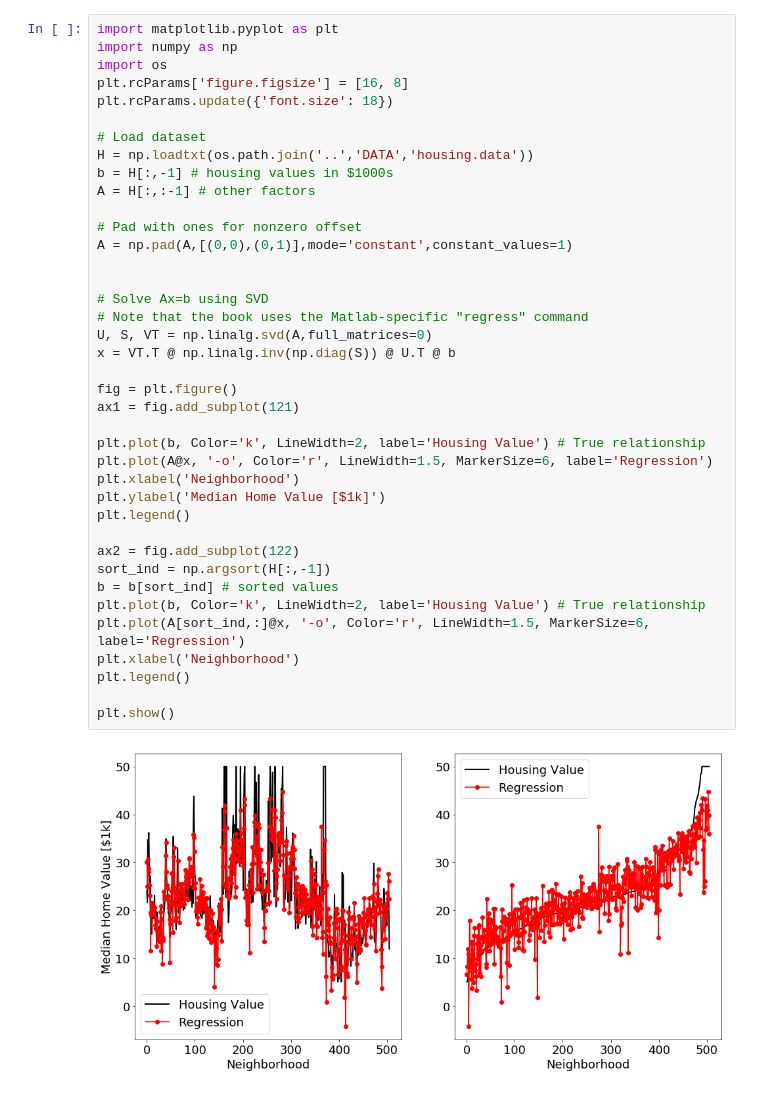
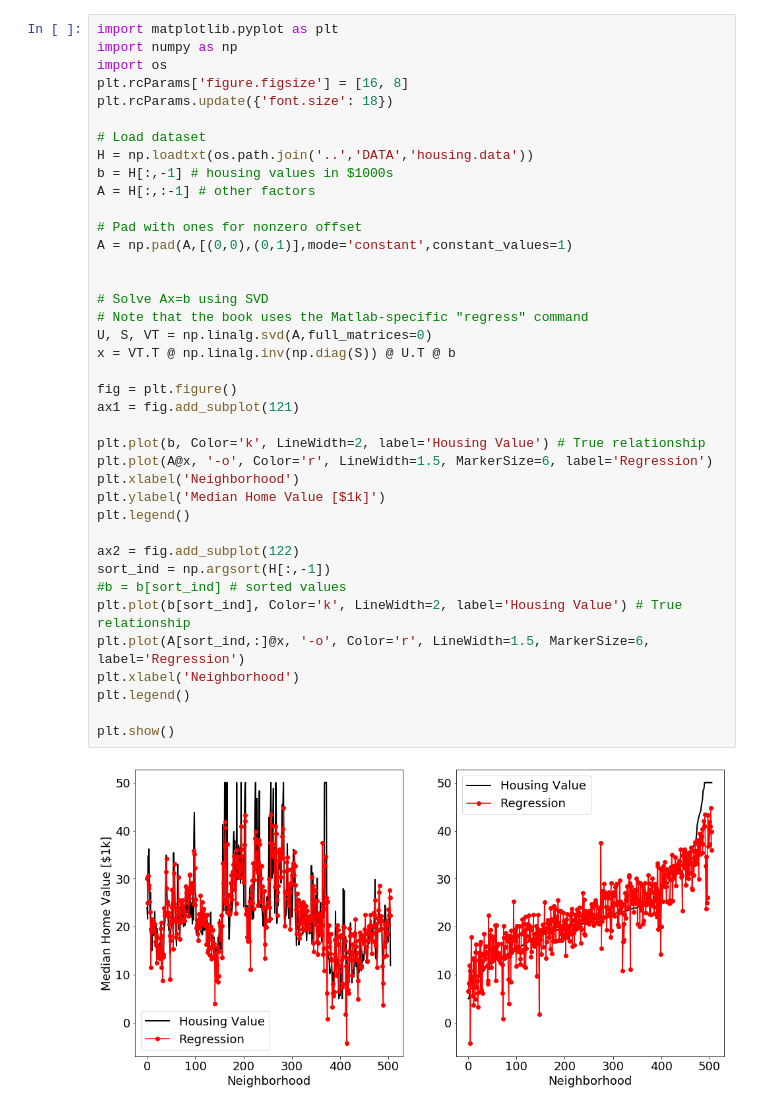
Before and after one commit to dylewsky/Data_Driven_Science_Python_Demos, a Jupyter notebook: CH01/CH01_SEC04_3_Housing.ipynb, the cells around one changed output. Drawn from its saved outputs; the diff is of its cells as text.

```diff
--- a/CH01/CH01_SEC04_3_Housing.ipynb
+++ b/CH01/CH01_SEC04_3_Housing.ipynb
@@ -9,36 +9,36 @@ plt.rcParams.update({'font.size': 18})
 H = np.loadtxt(os.path.join('..','DATA','housing.data'))
 b = H[:,-1] # housing values in $1000s
 A = H[:,:-1] # other factors
 
 # Pad with ones for nonzero offset
 A = np.pad(A,[(0,0),(0,1)],mode='constant',constant_values=1)
 
 
 # Solve Ax=b using SVD
 # Note that the book uses the Matlab-specific "regress" command
 U, S, VT = np.linalg.svd(A,full_matrices=0)
 x = VT.T @ np.linalg.inv(np.diag(S)) @ U.T @ b
 
 fig = plt.figure()
 ax1 = fig.add_subplot(121)
 
 plt.plot(b, Color='k', LineWidth=2, label='Housing Value') # True relationship
 plt.plot(A@x, '-o', Color='r', LineWidth=1.5, MarkerSize=6, label='Regression')
 plt.xlabel('Neighborhood')
 plt.ylabel('Median Home Value [$1k]')
 plt.legend()
 
 ax2 = fig.add_subplot(122)
 sort_ind = np.argsort(H[:,-1])
-b = b[sort_ind] # sorted values
-plt.plot(b, Color='k', LineWidth=2, label='Housing Value') # True relationship
+#b = b[sort_ind] # sorted values
+plt.plot(b[sort_ind], Color='k', LineWidth=2, label='Housing Value') # True relationship
 plt.plot(A[sort_ind,:]@x, '-o', Color='r', LineWidth=1.5, MarkerSize=6, label='Regression')
 plt.xlabel('Neighborhood')
 plt.legend()
 
 plt.show()
 # %% [output]
-[figure, old version]
+[figure, new version]
 # %%
 A_mean = np.mean(A,axis=0)
 A_mean = A_mean.reshape(-1, 1)
```
Also changed, not shown: parts of 1 cell of this notebook.
